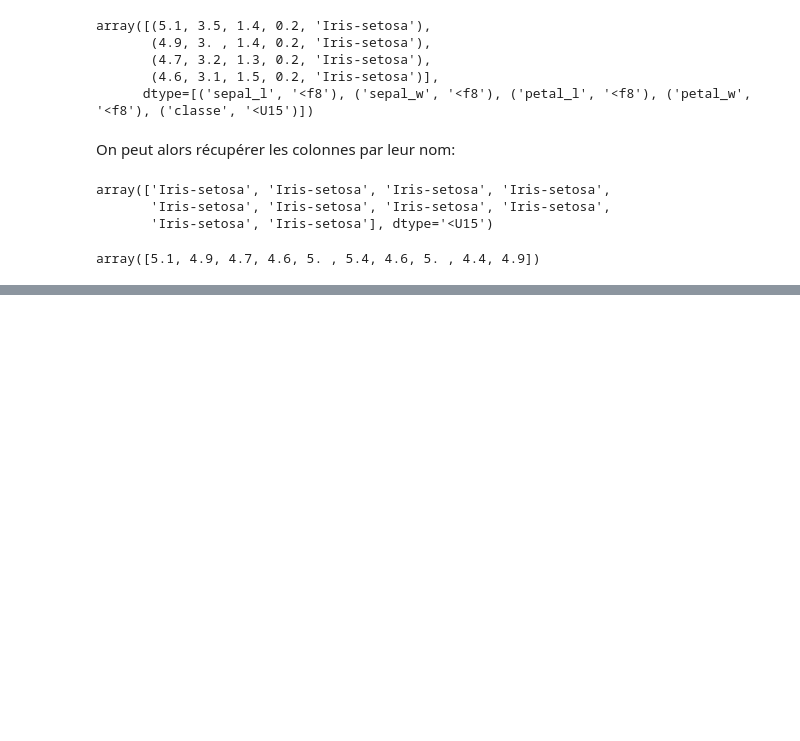
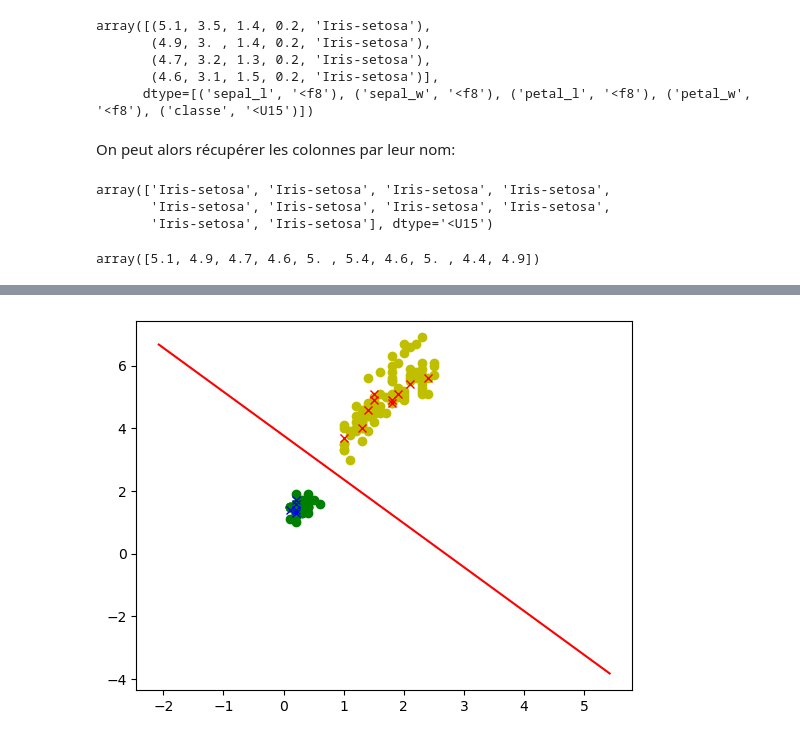
Before and after one commit to AloyKyllian/2A, a Jupyter notebook: python/TP3/TP_Python_SRI_3_2022.ipynb, the cells around one changed output, grey strips where cells are left out. Saved outputs shown, nothing was run; the diff lists cells and outputs as text; code cells hidden in the pictures; blank space fills up the shorter version.

```diff
--- a/python/TP3/TP_Python_SRI_3_2022.ipynb
+++ b/python/TP3/TP_Python_SRI_3_2022.ipynb
@@ -398,0 +279,88 @@ il y a 3 poitn rouge
+# %%
+############    Reponse Question 2    ###################
+
+var = ["sepal_l","sepal_w","petal_l","petal_w"]
+
+afficher_sepal(data["petal_w"],data["petal_l"])
+
+for i in range(len(var)):
+    for y in range(len(var)):
+        plt.figure()
+        afficher_sepal(data[var[i]],data[var[y]])
+        plt.xlabel(var[i])
+        plt.ylabel(var[y])
+# %%
+############    Reponse Question 3    ###################
+
+type_fleur = list(set(data['classe']))
+np.random.shuffle(data)
+train = data[:135]
+exercice = data[135:]
+carcteristique1 = 'petal_w'
+carcteristique2 = 'petal_l'
+
+ensemble1 = train[train['classe']==type_fleur[0]]
+sous_ensemble1 = train[train['classe']!=type_fleur[0]]
+
+###############################################
+
+classes = {1:"b",-1:"r",0:"g"}
+g1 = list(zip(ensemble1[carcteristique1],ensemble1[carcteristique2]))
+g2 = list(zip(sous_ensemble1[carcteristique1],sous_ensemble1[carcteristique2]))
+
+plt.plot(ensemble1[carcteristique1],ensemble1[carcteristique2],"og")
+plt.plot(sous_ensemble1[carcteristique1],sous_ensemble1[carcteristique2],"oy")
+
+s = separateur(g1,g2)
+m,w = s
+plot_separateur(m,w)
+
+Nb_faux = 0
+for i in exercice:
+    couleur = classify((i[carcteristique1],i[carcteristique2]),s)
+    plt.plot(i[carcteristique1],i[carcteristique2],classes[couleur]+"x")
+    if couleur == -1 and i['classe'] == type_fleur[0]:
+        Nb_faux+=1
+        print("faux")
+    if couleur != -1 and i['classe'] != type_fleur[0]:
+        Nb_faux+=1
+        print("faux")
+
+print("ce modele est exacte à ",(len(exercice)-Nb_faux)/len(exercice)*100, "%")
+
+
+##############################################j'ai fais l'ancien sujet voici pour les 3 fleurs##################################################
+
+# ensemble2 = train[train['classe']==type_fleur[1]]
+# sous_ensemble2 = train[train['classe']!=type_fleur[1]]
+
+# ensemble3 = train[train['classe']==type_fleur[2]]
+# sous_ensemble3 = train[train['classe']!=type_fleur[2]]
+
+# entrainement = []
+
+# entrainement.extend([(ensemble1,sous_ensemble1,type_fleur[0]),(ensemble2,sous_ensemble2,type_fleur[1]),(ensemble3,sous_ensemble3,type_fleur[2])])
+
+# for ensemble,sous_ensemble,fleur in entrainement:
+#     plt.figure()
+#     g1 = list(zip(ensemble[carcteristique1],ensemble[carcteristique2]))
+#     g2 = list(zip(sous_ensemble[carcteristique1],sous_ensemble[carcteristique2]))
+
+#     plt.plot(ensemble[carcteristique1],ensemble[carcteristique2],"og")
+#     plt.plot(sous_ensemble[carcteristique1],sous_ensemble[carcteristique2],"oy")
+
+#     s = separateur(g1,g2)
+#     m,w = s
+#     plot_separateur(m,w)
+
+#     Nb_faux = 0
+#     for i in exercice:
+#         couleur = classify((i[carcteristique1],i[carcteristique2]),s)
+#         plt.plot(i[carcteristique1],i[carcteristique2],classes[couleur]+"x")
+#         if couleur == -1 and i['classe'] == fleur:
+#             Nb_faux+=1
+#         if couleur != -1 and i['classe'] != fleur:
+#             Nb_faux+=1
+
+#     print("ce modele est exacte à ",(len(exercice)-Nb_faux)/len(exercice)*100, "%")
+# %% [output]
@@ -398,0 +371 @@ il y a 3 poitn rouge
+[figure, added]
```
Also changed, not shown: parts of 6 cells of this notebook, 2 other files.
